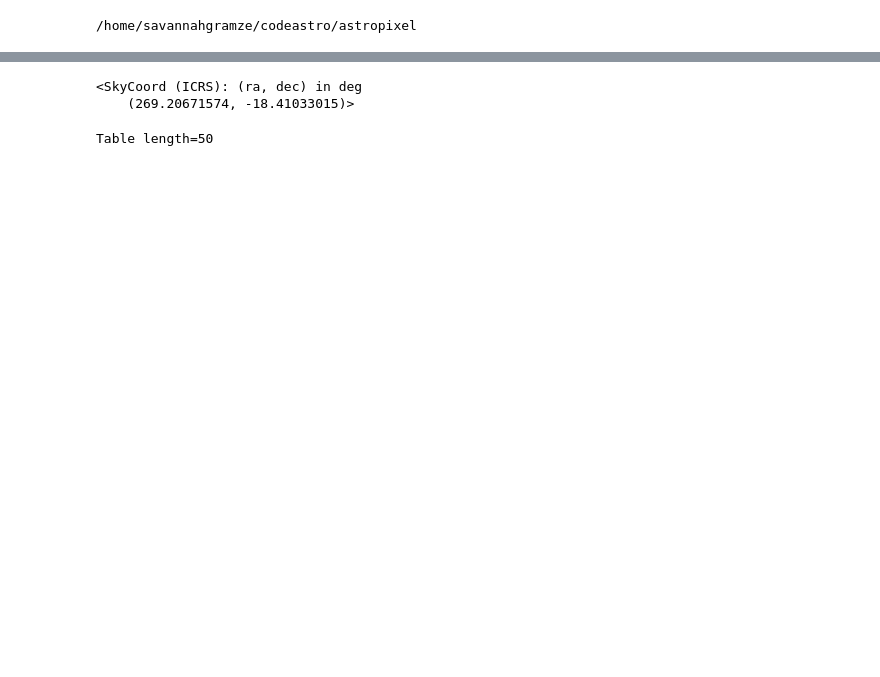
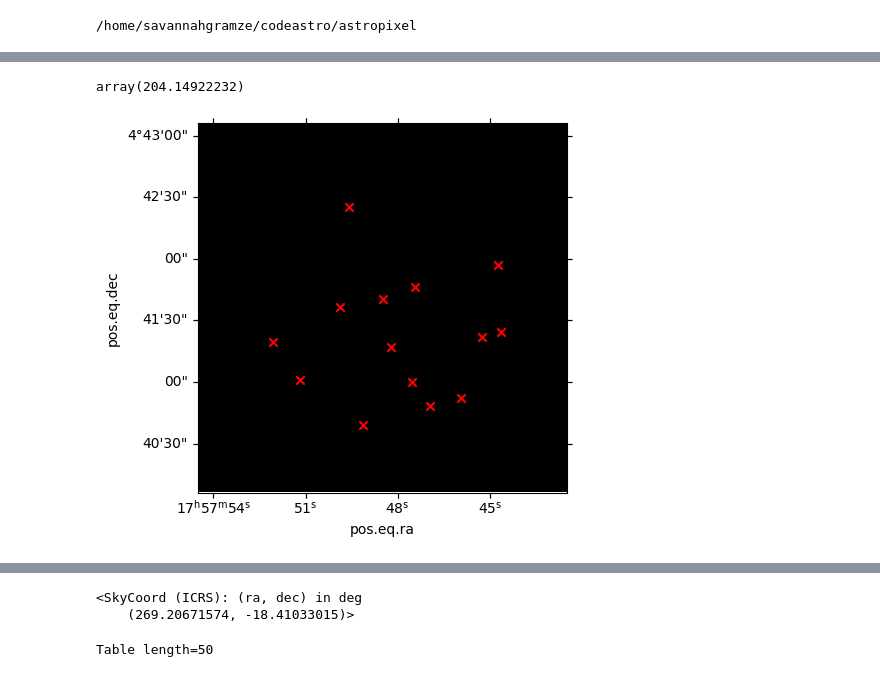
Before and after one commit to SpacialTree/astropixel, a Jupyter notebook: notebooks/plotting.ipynb, the cells around one changed output, grey strips where cells are left out. Cells and saved outputs as stored; diff of their text form; code cells hidden in the pictures; blank space fills up the shorter version.

```diff
--- a/notebooks/plotting.ipynb
+++ b/notebooks/plotting.ipynb
@@ -19,3 +20,7 @@ plot_stars.plot_random_field()
 # %%
-#coord = SkyCoord.from_name('Sirius')#
-coord = catalog_querry.get_random_coordinates_gal().icrs
+coord = SkyCoord.from_name('Barnard\'s Star')#
+#coord = catalog_querry.get_random_coordinates_gal().icrs
+# %%
+frame = np.zeros((1000, 1000))
+# %%
+ww = plot_stars.get_wcs(coord, frame.shape)
@@ -21,0 +33,3 @@ coord = catalog_querry.get_random_coordinates_gal().icrs
+# %%
+cat_coords = SkyCoord(cat['RAJ2000'], cat['DEJ2000'], unit=(u.deg, u.deg), frame='icrs')
+cat_coords
@@ -21,0 +45,5 @@ coord = catalog_querry.get_random_coordinates_gal().icrs
+# %%
+pix_cord = cat_coords[7].to_pixel(ww)
+pix_cord[0]
+# %% [output]
+array(204.14922232)
@@ -21,0 +56,9 @@ coord = catalog_querry.get_random_coordinates_gal().icrs
+# %%
+ax = plt.subplot(111, projection=ww)
+ax.imshow(frame, origin='lower', cmap='gray', interpolation='nearest', aspect='equal')
+
+for c in cat_coords:
+    cor = c.to_pixel(ww)
+    ax.scatter(cor[0], cor[1], marker='x', color='red')
+# %% [output]
+[figure, added]
```
Also changed, not shown: parts of 12 cells of this notebook, 1 other file.
